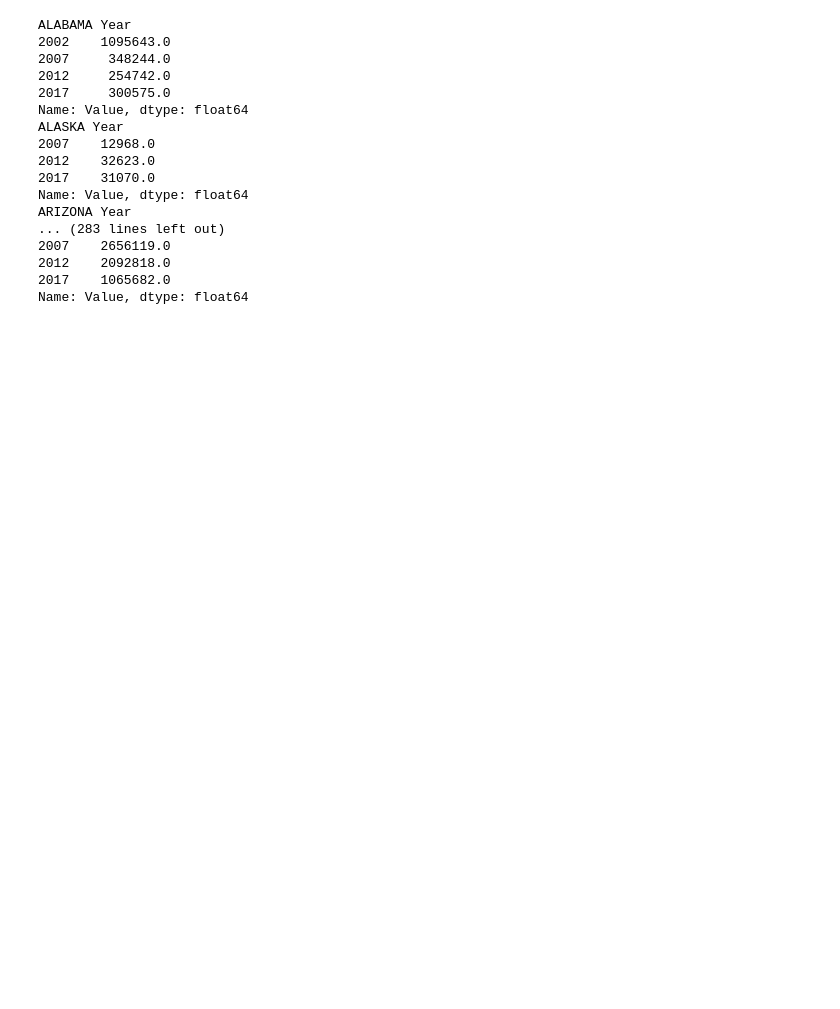
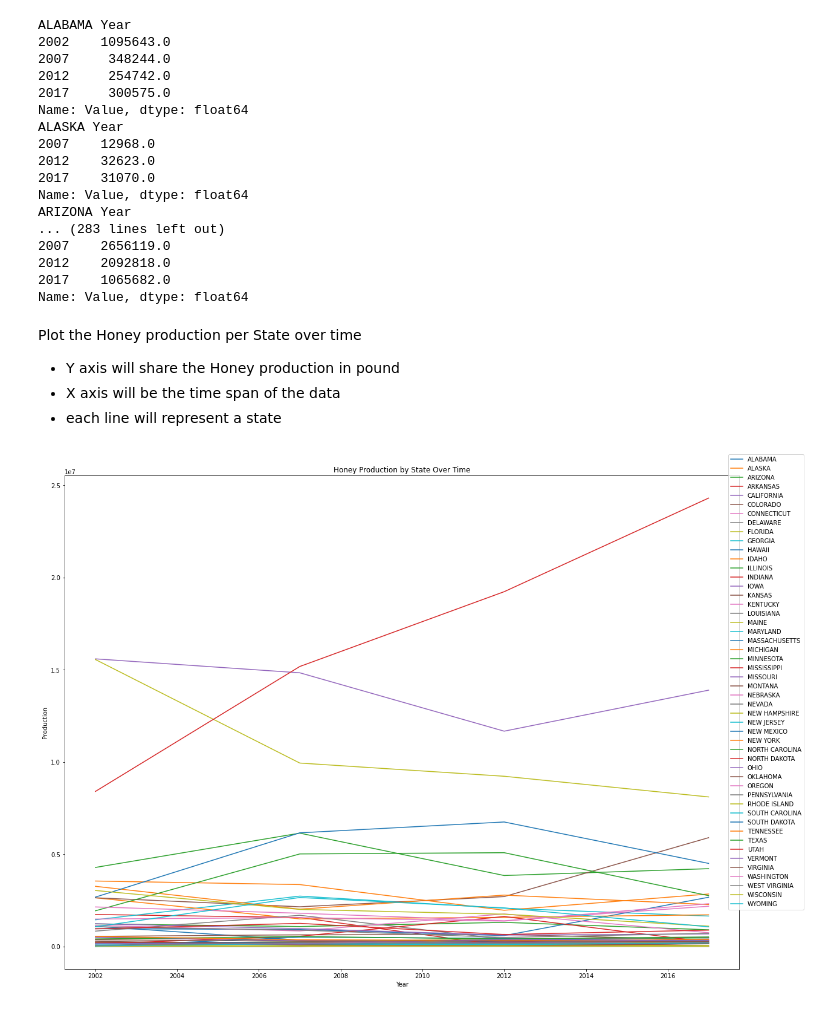
Before and after one commit to Horstman2004/2122AMnotes, a Jupyter notebook: CSP/Unit3/Notes/Honey/honey.ipynb, the cells around one changed output. Saved outputs shown, nothing was run; the diff lists cells and outputs as text; code cells hidden in the pictures; blank space fills up the shorter version.

```diff
--- a/CSP/Unit3/Notes/Honey/honey.ipynb
+++ b/CSP/Unit3/Notes/Honey/honey.ipynb
@@ -1,10 +1,10 @@
 # %%
 import matplotlib.pyplot as plt
 import pandas as pd
-
+plt.rcParams['figure.figsize'] = [20,15]
 
 FILENAME = "5A10FF1E-1429-3EA9-A727-26B11DAFD2FC.csv"
-df = pandas.read_csv(FILENAME)
+df = pd.read_csv(FILENAME)
 #print(tempData)
 
 #df['Value'] = df['Value'].replace("(D)",math.nan)
@@ -50,3 +50,26 @@ ARIZONA Year
 2012    2092818.0
 2017    1065682.0
 Name: Value, dtype: float64
+# %% [markdown]
+Plot the Honey production per State over time
+- Y axis will share the Honey production in pound
+- X axis will be the time span of the data
+- each line will represent a state
+# %%
+for i in range(len(allHoney)):
+    #get the state and its honey value
+    state=uniqueStates[i]
+    honey=allHoney[i]
+    #get the years
+    years = honey.keys()
+    if sum(honey) > largerProducer:
+        plt.plot(years,honey,label=state)
+
+
+plt.xlabel('Year')
+plt.ylabel('Production')
+plt.title('Honey Production by State Over Time')
+plt.legend(bbox_to_anchor=(1.1,1.05))
+plt.show()
+# %% [output]
+[figure, added]
```
Also changed, not shown: 8 other files.
